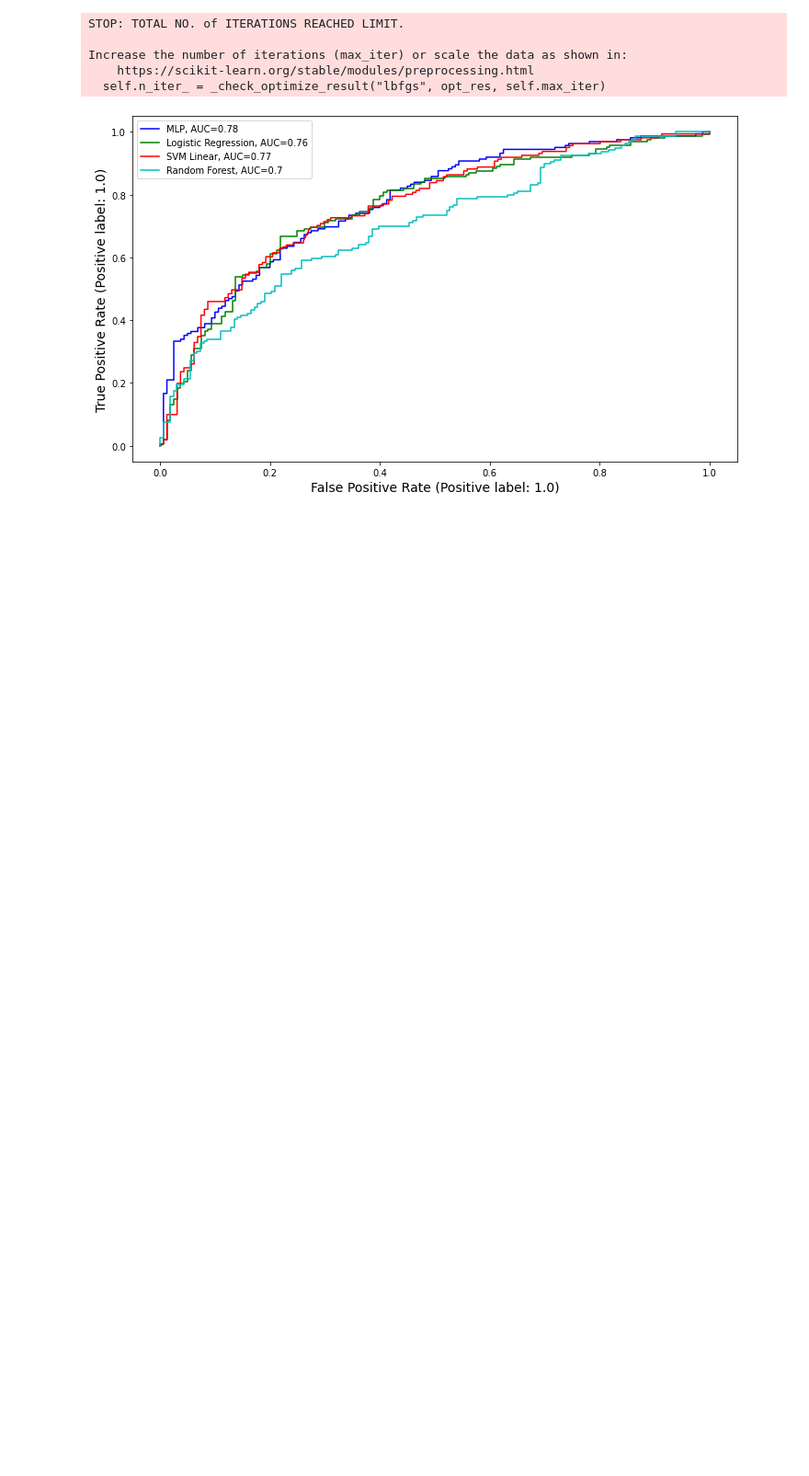
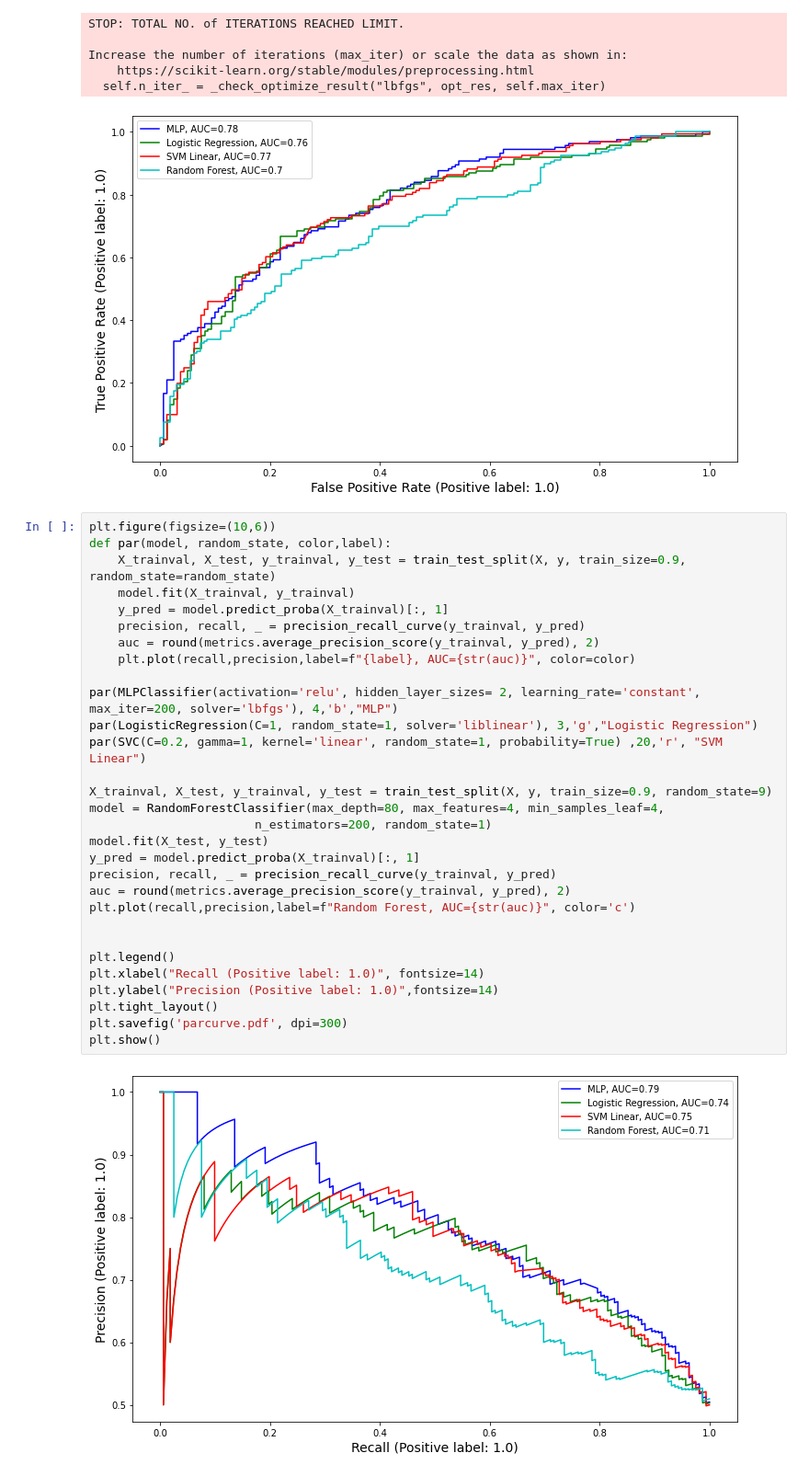
Before and after one commit to schiang28/Rouse, a Jupyter notebook: model learning curves.ipynb, the cells around one changed output. Shown: that part at 92% size. Saved outputs shown, nothing was run; the diff lists cells and outputs as text; blank space fills up the shorter version.

Commit message:
precision and recall one curve

```diff
--- a/roc curves.ipynb
+++ b/model learning curves.ipynb
@@ -137,3 +139,35 @@ Increase the number of iterations (max_iter) or scale the data as shown in:
     https://scikit-learn.org/stable/modules/preprocessing.html
   self.n_iter_ = _check_optimize_result("lbfgs", opt_res, self.max_iter)
 [figure]
+# %%
+plt.figure(figsize=(10,6))
+def par(model, random_state, color,label):
+    X_trainval, X_test, y_trainval, y_test = train_test_split(X, y, train_size=0.9, random_state=random_state)
+    model.fit(X_trainval, y_trainval)
+    y_pred = model.predict_proba(X_trainval)[:, 1]
+    precision, recall, _ = precision_recall_curve(y_trainval, y_pred)
+    auc = round(metrics.average_precision_score(y_trainval, y_pred), 2)
+    plt.plot(recall,precision,label=f"{label}, AUC={str(auc)}", color=color)
+
+par(MLPClassifier(activation='relu', hidden_layer_sizes= 2, learning_rate='constant', max_iter=200, solver='lbfgs'), 4,'b',"MLP")
+par(LogisticRegression(C=1, random_state=1, solver='liblinear'), 3,'g',"Logistic Regression")
+par(SVC(C=0.2, gamma=1, kernel='linear', random_state=1, probability=True) ,20,'r', "SVM Linear")
+
+X_trainval, X_test, y_trainval, y_test = train_test_split(X, y, train_size=0.9, random_state=9)
+model = RandomForestClassifier(max_depth=80, max_features=4, min_samples_leaf=4,
+                       n_estimators=200, random_state=1)
+model.fit(X_test, y_test)
+y_pred = model.predict_proba(X_trainval)[:, 1]
+precision, recall, _ = precision_recall_curve(y_trainval, y_pred)
+auc = round(metrics.average_precision_score(y_trainval, y_pred), 2)
+plt.plot(recall,precision,label=f"Random Forest, AUC={str(auc)}", color='c')
+
+
+plt.legend()
+plt.xlabel("Recall (Positive label: 1.0)", fontsize=14)
+plt.ylabel("Precision (Positive label: 1.0)",fontsize=14)
+plt.tight_layout()
+plt.savefig('parcurve.pdf', dpi=300)
+plt.show()
+# %% [output]
+[figure, added]
```
Also changed, not shown: parts of 2 cells of this notebook, 1 other file.
